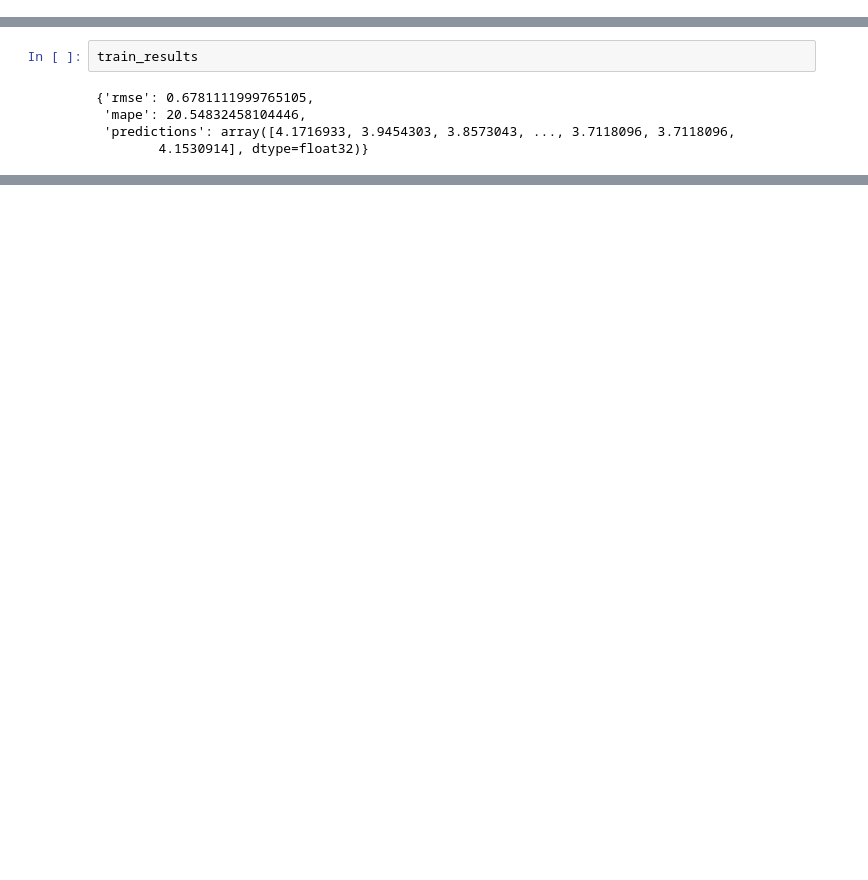
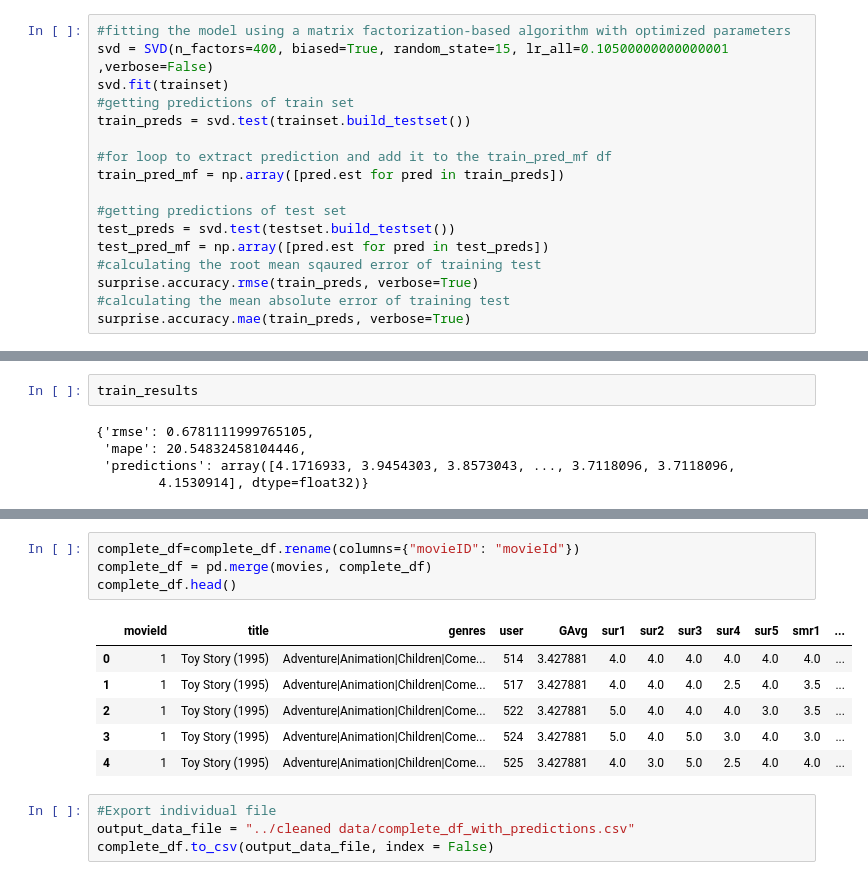
Before and after one commit to itspria/BootcampProject4, a Jupyter notebook: code/Ratings predictor.ipynb, the cells around one changed output, grey strips where cells are left out. Drawn from its saved outputs; the diff is of its cells as text; blank space fills up the shorter version.

```diff
--- a/code/Ratings predictor.ipynb
+++ b/code/Ratings predictor.ipynb
@@ -121,0 +221,17 @@ FCP:  0.8473
+# %%
+#fitting the model using a matrix factorization-based algorithm with optimized parameters
+svd = SVD(n_factors=400, biased=True, random_state=15, lr_all=0.10500000000000001 ,verbose=False)
+svd.fit(trainset)
+#getting predictions of train set
+train_preds = svd.test(trainset.build_testset())
+
+#for loop to extract prediction and add it to the train_pred_mf df
+train_pred_mf = np.array([pred.est for pred in train_preds])
+
+#getting predictions of test set
+test_preds = svd.test(testset.build_testset())
+test_pred_mf = np.array([pred.est for pred in test_preds])
+#calculating the root mean sqaured error of training test
+surprise.accuracy.rmse(train_preds, verbose=True)
+#calculating the mean absolute error of training test
+surprise.accuracy.mae(train_preds, verbose=True)
@@ -465,0 +809,15 @@ test_results
+# %%
+complete_df=complete_df.rename(columns={"movieID": "movieId"})
+complete_df = pd.merge(movies, complete_df)
+complete_df.head()
+# %% [output]
+|  | movieId | title | genres | user | GAvg | sur1 | sur2 | sur3 | sur4 | sur5 | smr1 | ... |
+| 0 | 1 | Toy Story (1995) | Adventure|Animation|Children|Come... | 514 | 3.427881 | 4.0 | 4.0 | 4.0 | 4.0 | 4.0 | 4.0 | ... |
+| 1 | 1 | Toy Story (1995) | Adventure|Animation|Children|Come... | 517 | 3.427881 | 4.0 | 4.0 | 4.0 | 2.5 | 4.0 | 3.5 | ... |
+| 2 | 1 | Toy Story (1995) | Adventure|Animation|Children|Come... | 522 | 3.427881 | 5.0 | 4.0 | 4.0 | 4.0 | 3.0 | 3.5 | ... |
+| 3 | 1 | Toy Story (1995) | Adventure|Animation|Children|Come... | 524 | 3.427881 | 5.0 | 4.0 | 5.0 | 3.0 | 4.0 | 3.0 | ... |
+| 4 | 1 | Toy Story (1995) | Adventure|Animation|Children|Come... | 525 | 3.427881 | 4.0 | 3.0 | 5.0 | 2.5 | 4.0 | 4.0 | ... |
+# %%
+#Export individual file
+output_data_file = "../cleaned data/complete_df_with_predictions.csv"
+complete_df.to_csv(output_data_file, index = False)
```
Also changed, not shown: parts of 51 cells of this notebook, 3 other files.
